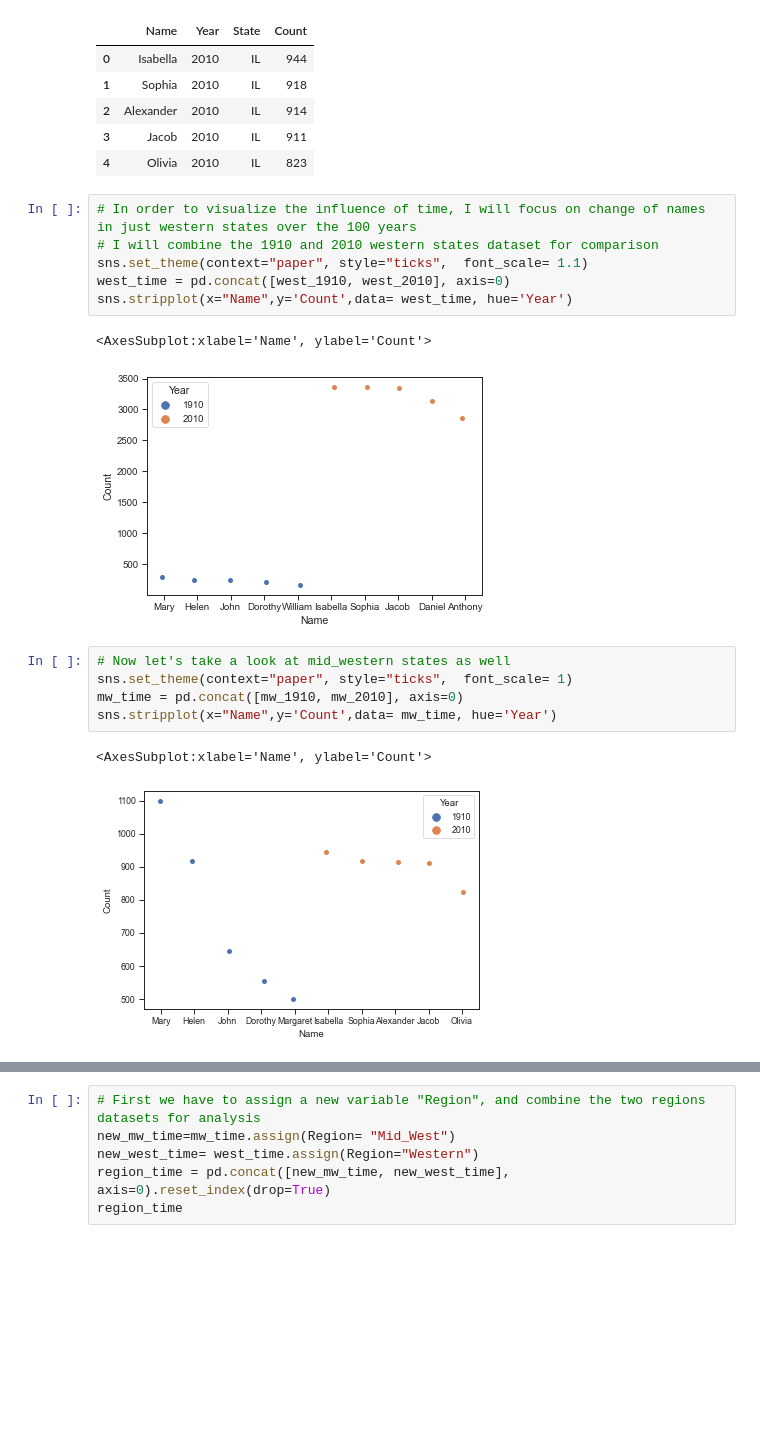
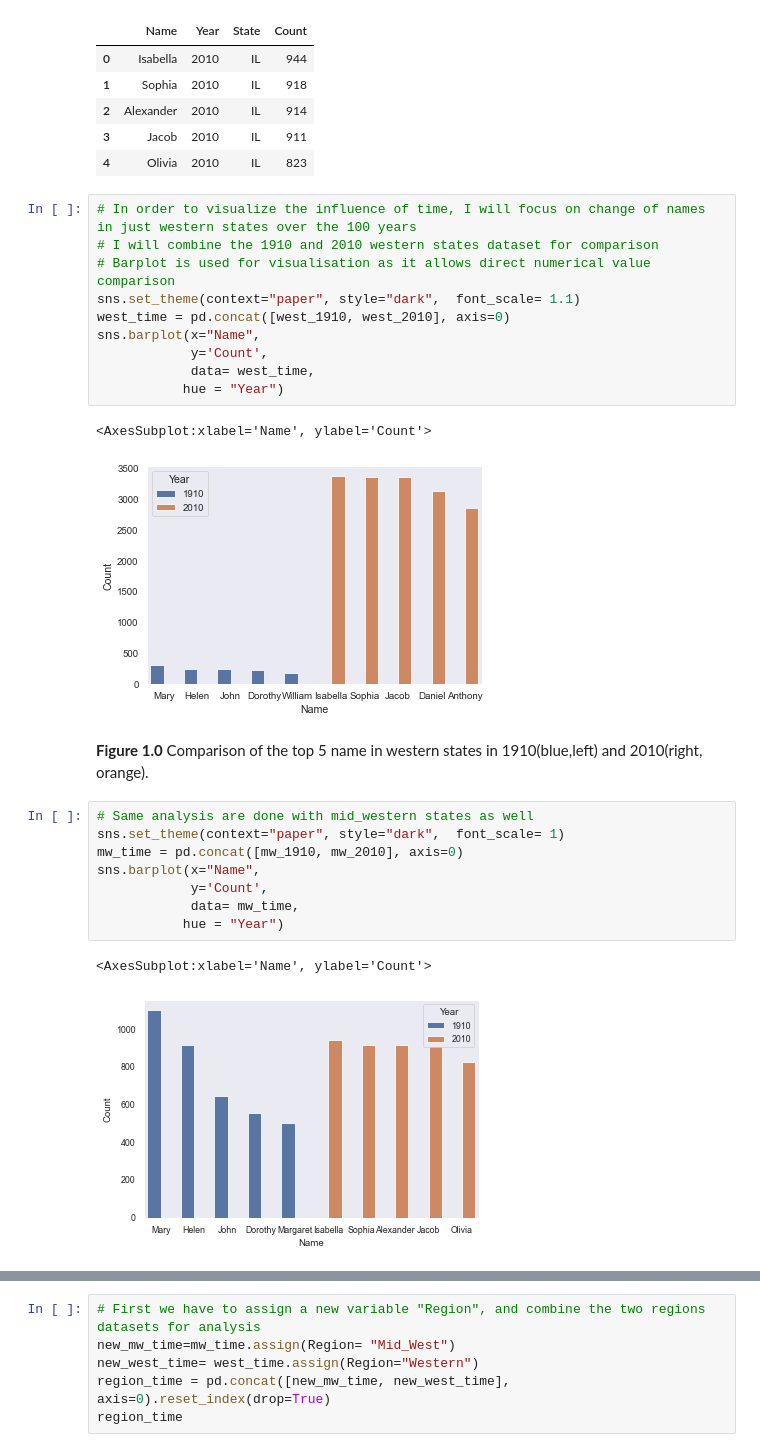
Before and after one commit to data301-2020-winter2/course-project-group_1039, a Jupyter notebook: analysis/Rita/Milestonr2_EDA.ipynb, the cells around one changed output, grey strips where cells are left out. Drawn from its saved outputs; the diff is of its cells as text; blank space fills up the shorter version.

```diff
--- a/analysis/Rita/Milestonr2_EDA.ipynb
+++ b/analysis/Rita/Milestonr2_EDA.ipynb
@@ -188,17 +188,26 @@ mw_2010
 # %%
 # In order to visualize the influence of time, I will focus on change of names in just western states over the 100 years
 # I will combine the 1910 and 2010 western states dataset for comparison
-sns.set_theme(context="paper", style="ticks",  font_scale= 1.1)
+# Barplot is used for visualisation as it allows direct numerical value comparison
+sns.set_theme(context="paper", style="dark",  font_scale= 1.1)
 west_time = pd.concat([west_1910, west_2010], axis=0)
-sns.stripplot(x="Name",y='Count',data= west_time, hue='Year')
+sns.barplot(x="Name",
+            y='Count',
+            data= west_time,
+           hue = "Year")
 # %% [output]
 <AxesSubplot:xlabel='Name', ylabel='Count'>
-[figure, old version]
+[figure, new version]
+# %% [markdown]
+**Figure 1.0** Comparison of the top 5 name in western states in 1910(blue,left) and 2010(right, orange).
 # %%
-# Now let's take a look at mid_western states as well
-sns.set_theme(context="paper", style="ticks",  font_scale= 1)
+# Same analysis are done with mid_western states as well
+sns.set_theme(context="paper", style="dark",  font_scale= 1)
 mw_time = pd.concat([mw_1910, mw_2010], axis=0)
-sns.stripplot(x="Name",y='Count',data= mw_time, hue='Year')
+sns.barplot(x="Name",
+            y='Count',
+            data= mw_time,
+           hue = "Year")
 # %% [output]
 <AxesSubplot:xlabel='Name', ylabel='Count'>
-[figure, old version]
+[figure, new version]
```
Also changed, not shown: parts of 9 cells of this notebook, 2 other files.
